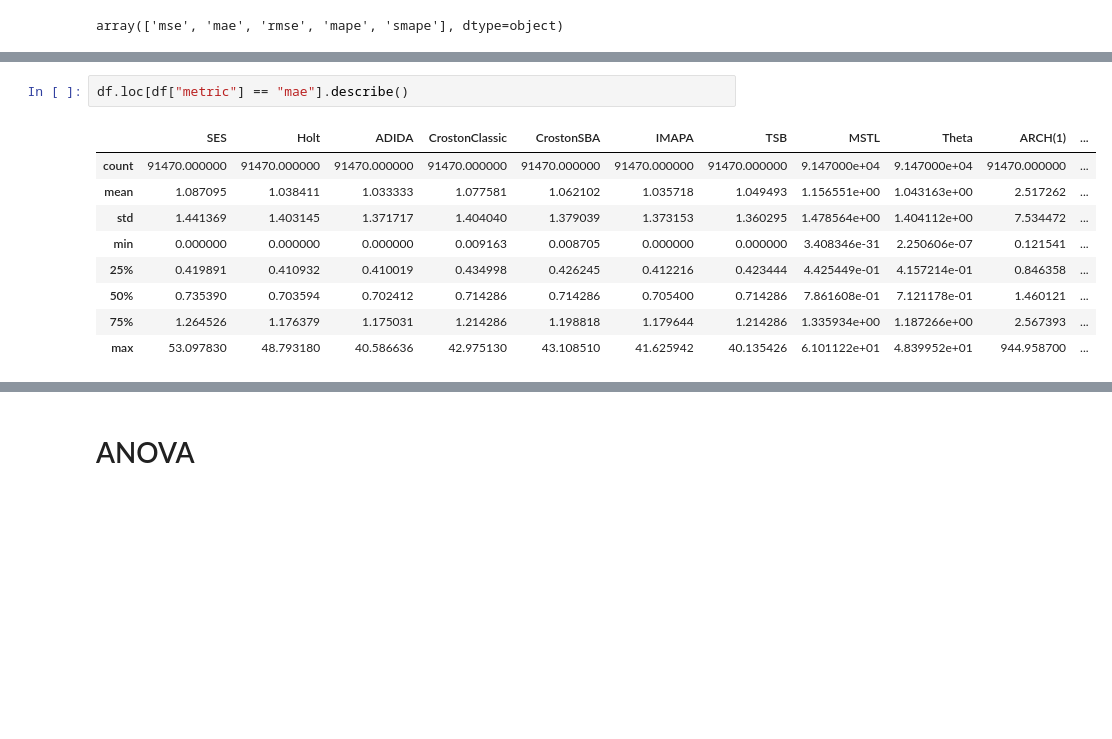
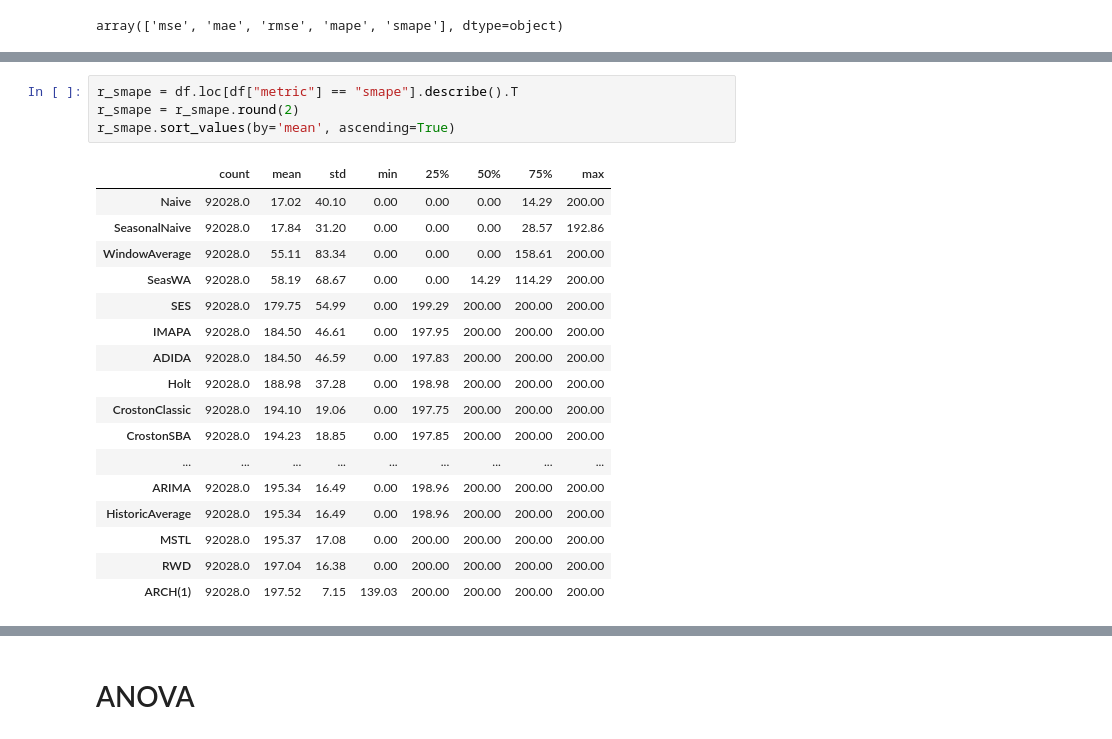
Before and after one commit to OleksandrKosovan/complex-sales-forecasting, a Jupyter notebook: modeling/05-metrics-analysis.ipynb, the cells around one changed output, grey strips where cells are left out. Saved outputs shown, nothing was run; the diff lists cells and outputs as text; blank space fills up the shorter version.

```diff
--- a/modeling/05-metrics-analysis.ipynb
+++ b/modeling/05-metrics-analysis.ipynb
@@ -245,12 +246,22 @@ df.loc[df["metric"] == "mse"].describe()
 # %%
-df.loc[df["metric"] == "mae"].describe()
+r_smape = df.loc[df["metric"] == "smape"].describe().T
+r_smape = r_smape.round(2)
+r_smape.sort_values(by='mean', ascending=True)
 # %% [output]
-|  | SES | Holt | ADIDA | CrostonClassic | CrostonSBA | IMAPA | TSB | MSTL | Theta | ARCH(1) | ... |
-| count | 91470.000000 | 91470.000000 | 91470.000000 | 91470.000000 | 91470.000000 | 91470.000000 | 91470.000000 | 9.147000e+04 | 9.147000e+04 | 91470.000000 | ... |
-| mean | 1.087095 | 1.038411 | 1.033333 | 1.077581 | 1.062102 | 1.035718 | 1.049493 | 1.156551e+00 | 1.043163e+00 | 2.517262 | ... |
-| std | 1.441369 | 1.403145 | 1.371717 | 1.404040 | 1.379039 | 1.373153 | 1.360295 | 1.478564e+00 | 1.404112e+00 | 7.534472 | ... |
-| min | 0.000000 | 0.000000 | 0.000000 | 0.009163 | 0.008705 | 0.000000 | 0.000000 | 3.408346e-31 | 2.250606e-07 | 0.121541 | ... |
-| 25% | 0.419891 | 0.410932 | 0.410019 | 0.434998 | 0.426245 | 0.412216 | 0.423444 | 4.425449e-01 | 4.157214e-01 | 0.846358 | ... |
-| 50% | 0.735390 | 0.703594 | 0.702412 | 0.714286 | 0.714286 | 0.705400 | 0.714286 | 7.861608e-01 | 7.121178e-01 | 1.460121 | ... |
-| 75% | 1.264526 | 1.176379 | 1.175031 | 1.214286 | 1.198818 | 1.179644 | 1.214286 | 1.335934e+00 | 1.187266e+00 | 2.567393 | ... |
-| max | 53.097830 | 48.793180 | 40.586636 | 42.975130 | 43.108510 | 41.625942 | 40.135426 | 6.101122e+01 | 4.839952e+01 | 944.958700 | ... |
+|  | count | mean | std | min | 25% | 50% | 75% | max |
+| Naive | 92028.0 | 17.02 | 40.10 | 0.00 | 0.00 | 0.00 | 14.29 | 200.00 |
+| SeasonalNaive | 92028.0 | 17.84 | 31.20 | 0.00 | 0.00 | 0.00 | 28.57 | 192.86 |
+| WindowAverage | 92028.0 | 55.11 | 83.34 | 0.00 | 0.00 | 0.00 | 158.61 | 200.00 |
+| SeasWA | 92028.0 | 58.19 | 68.67 | 0.00 | 0.00 | 14.29 | 114.29 | 200.00 |
+| SES | 92028.0 | 179.75 | 54.99 | 0.00 | 199.29 | 200.00 | 200.00 | 200.00 |
+| IMAPA | 92028.0 | 184.50 | 46.61 | 0.00 | 197.95 | 200.00 | 200.00 | 200.00 |
+| ADIDA | 92028.0 | 184.50 | 46.59 | 0.00 | 197.83 | 200.00 | 200.00 | 200.00 |
+| Holt | 92028.0 | 188.98 | 37.28 | 0.00 | 198.98 | 200.00 | 200.00 | 200.00 |
+| CrostonClassic | 92028.0 | 194.10 | 19.06 | 0.00 | 197.75 | 200.00 | 200.00 | 200.00 |
+| CrostonSBA | 92028.0 | 194.23 | 18.85 | 0.00 | 197.85 | 200.00 | 200.00 | 200.00 |
+| ... | ... | ... | ... | ... | ... | ... | ... | ... |
+| ARIMA | 92028.0 | 195.34 | 16.49 | 0.00 | 198.96 | 200.00 | 200.00 | 200.00 |
+| HistoricAverage | 92028.0 | 195.34 | 16.49 | 0.00 | 198.96 | 200.00 | 200.00 | 200.00 |
+| MSTL | 92028.0 | 195.37 | 17.08 | 0.00 | 200.00 | 200.00 | 200.00 | 200.00 |
+| RWD | 92028.0 | 197.04 | 16.38 | 0.00 | 200.00 | 200.00 | 200.00 | 200.00 |
+| ARCH(1) | 92028.0 | 197.52 | 7.15 | 139.03 | 200.00 | 200.00 | 200.00 | 200.00 |
```
Also changed, not shown: parts of 13 cells of this notebook, 2 other files.
